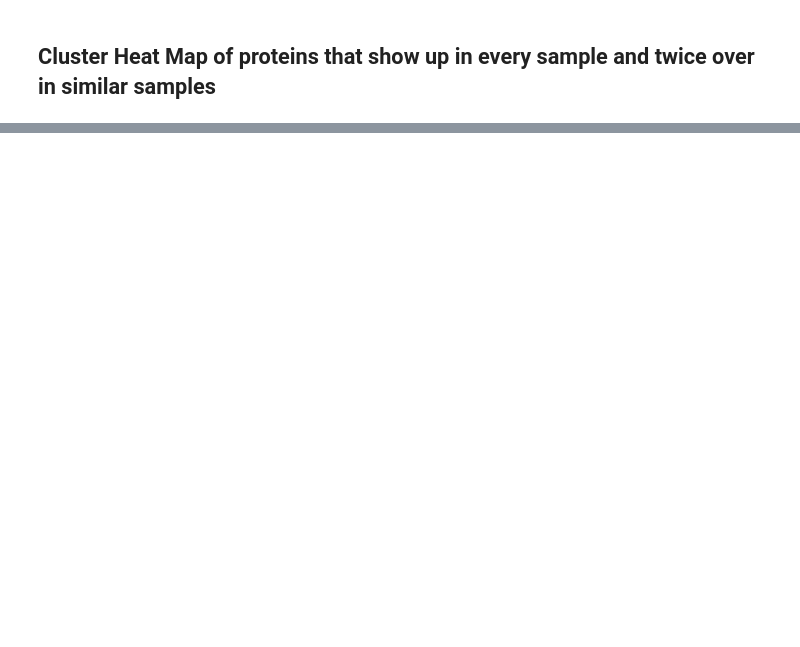
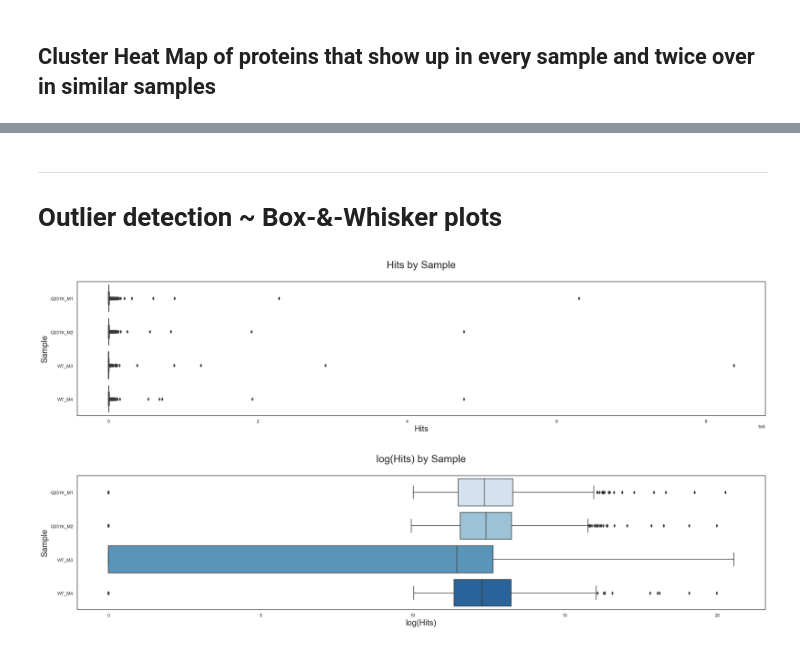
Before and after one commit to adamwbrew/Proteins, a Jupyter notebook: Visuals/protein_visuals_disease_clustermap.ipynb, the cells around one changed output, grey strips where cells are left out. Drawn from its saved outputs; the diff is of its cells as text; code cells hidden in the pictures; blank space fills up the shorter version.

```diff
--- a/Visuals/protein_visuals_disease_clustermap.ipynb
+++ b/Visuals/protein_visuals_disease_clustermap.ipynb
@@ -475,0 +484,50 @@ Nummber of Proteins captured: 68
+# %% [markdown]
+---
+# Outlier detection ~ Box-&-Whisker plots
+# %%
+protein_list = main_df.Protein_Name.to_list()
+remove_list = []
+bad_proteins = ["KRT", "ACTB", "SERPIN", "ITIH", "ALB", "PCCA", "MCCC1", "ACACA", "KRT78", "TARDBP", "TUBB", "TUBA1A",
+                "H3-3B;H3-5;H3C1;H3C13", "PCCB", "TRY", "VCL", "TUBA4A", "ALB", "E9QPD7", "PCC", "MCC", "PISD", "PCX",
+                "ACACIA", "ACA", "E9Q", "TBB", "TBA", "TADBP"]
+for i in range(len(protein_list)):
+    for j in range(len(bad_proteins)):
+            if(protein_list[i][0:len(bad_proteins[j])].upper() == bad_proteins[j]):
+                remove_list.append(i)
+
+main_df.drop(remove_list,axis = 0)
+
+Q331K_M1 = main_df[main_df["Sample_Name"] == "Q331K_M1"].groupby(["Protein_Name","Sample_Name"]).mean().reset_index()[["Sample_Name", "Hits"]]
+Q331K_M2 = main_df[main_df["Sample_Name"] == "Q331K_M2"].groupby(["Protein_Name","Sample_Name"]).mean().reset_index()[["Sample_Name", "Hits"]]
+WT_M3 = main_df[main_df["Sample_Name"] == "WT_M3"].groupby(["Protein_Name","Sample_Name"]).mean().reset_index()[["Sample_Name", "Hits"]]
+WT_M4 = main_df[main_df["Sample_Name"] == "WT_M4"].groupby(["Protein_Name","Sample_Name"]).mean().reset_index()[["Sample_Name", "Hits"]]
+
+union_df = pd.concat([Q331K_M1, Q331K_M2, WT_M3, WT_M4], axis = 0)
+
+
+
+
+
+f = plt.figure()
+f.set_figwidth(30)
+f.set_figheight(6)
+
+sns.boxplot( x=union_df["Hits"], y=union_df["Sample_Name"], palette="Blues")
+plt.title("Hits by Sample\n", size = 25)
+plt.xlabel(xlabel = "Hits", size = 20)
+plt.ylabel(ylabel = "Sample", size = 20)
+plt.show()
+
+f = plt.figure()
+f.set_figwidth(30)
+f.set_figheight(6)
+
+union_df["Hits"] = union_df.apply(lambda x : 1 if x["Hits"] == 0 else x["Hits"], axis = 1)
+sns.boxplot( x=np.log(union_df["Hits"]), y=union_df["Sample_Name"], palette="Blues")
+plt.title("log(Hits) by Sample\n", size = 25)
+plt.xlabel(xlabel = "log(Hits)", size = 20)
+plt.ylabel(ylabel = "Sample", size = 20)
+plt.show()
+# %% [output]
+[figure, added]
+[figure, added]
```
Also changed, not shown: parts of 5 cells of this notebook, 1 other file.
